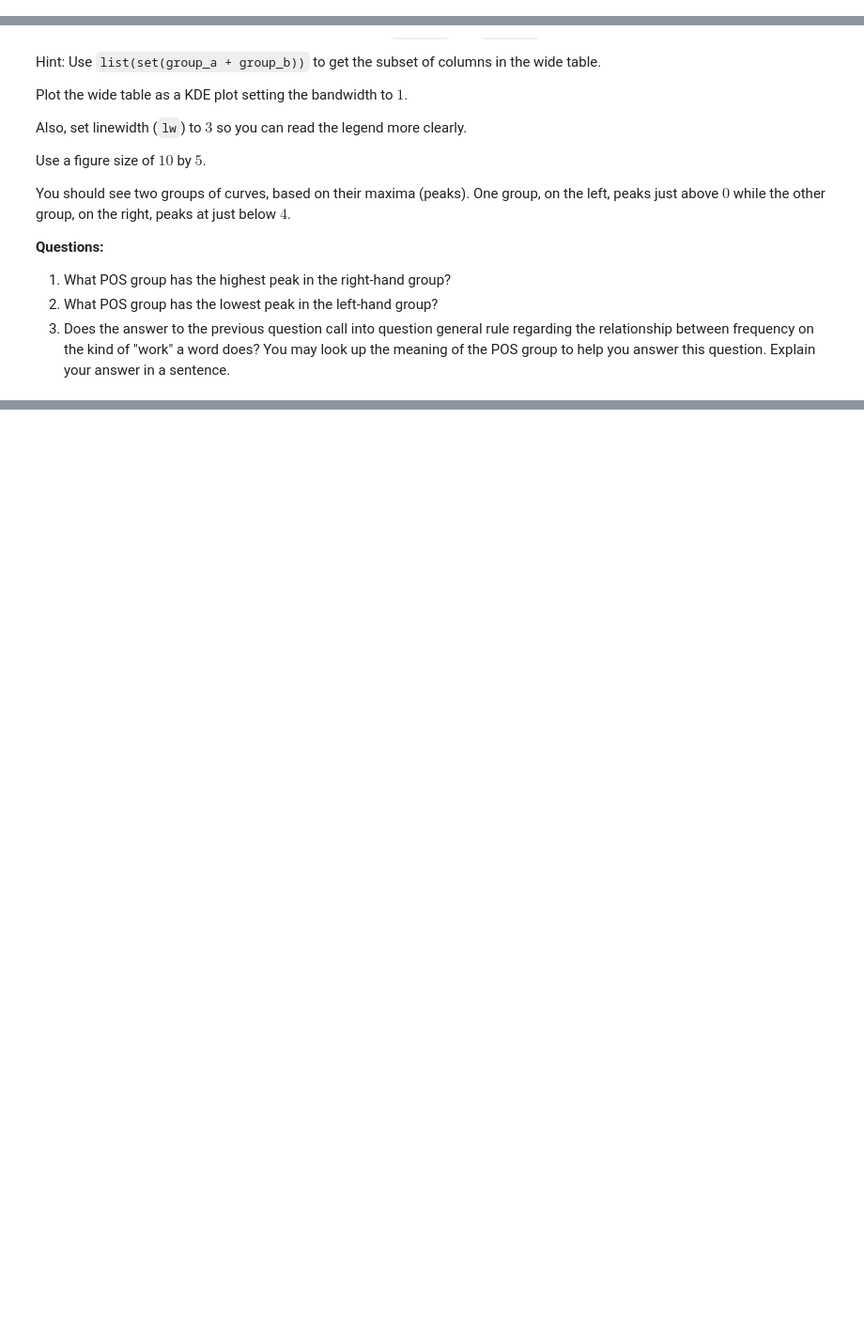
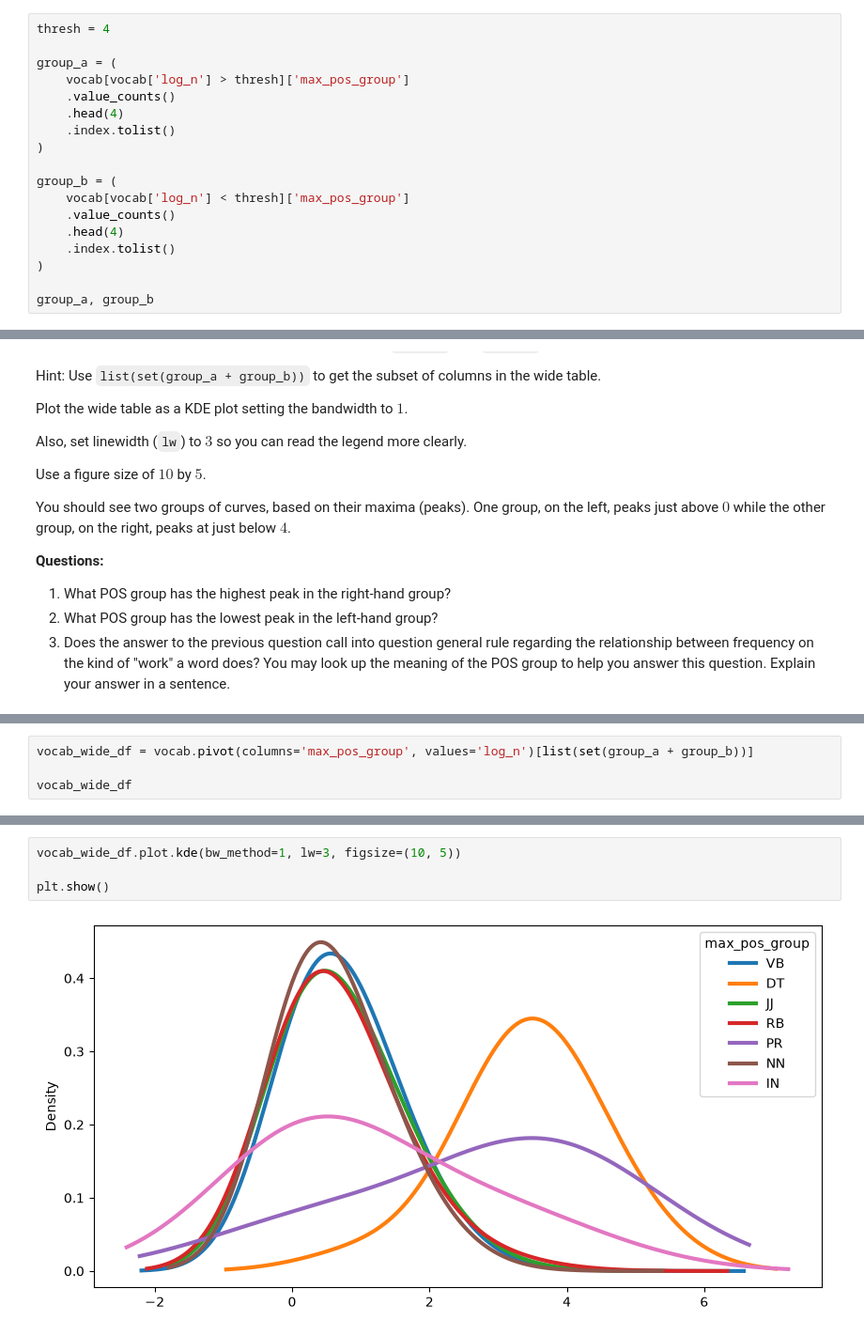
Before and after one commit to lindale36/ds2023, a Jupyter notebook: W05_Lab.ipynb, the cells around one changed output, grey strips where cells are left out. Shown at 94% size. Cells and saved outputs as stored; diff of their text form; blank space fills up the shorter version.

```diff
--- a/W05_Lab.ipynb
+++ b/W05_Lab.ipynb
@@ -160,3 +186,21 @@ Also get the top 4 POS groups for terms with values below that threshhold.
 Call the resulting list of these POS codes `group_b`.
 
 **Question:** Consulting the POS code defintions and notes above, characterize the difference between the two groups.
+# %%
+thresh = 4
+
+group_a = (
+    vocab[vocab['log_n'] > thresh]['max_pos_group']
+    .value_counts()
+    .head(4)
+    .index.tolist()
+)
+
+group_b = (
+    vocab[vocab['log_n'] < thresh]['max_pos_group']
+    .value_counts()
+    .head(4)
+    .index.tolist()
+)
+
+group_a, group_b
@@ -196,0 +265,4 @@ You should see two groups of curves, based on their maxima (peaks). One group, o
+# %%
+vocab_wide_df = vocab.pivot(columns='max_pos_group', values='log_n')[list(set(group_a + group_b))]
+
+vocab_wide_df
@@ -197,2 +283,8 @@ You should see two groups of curves, based on their maxima (peaks). One group, o
+# %%
+vocab_wide_df.plot.kde(bw_method=1, lw=3, figsize=(10, 5))
+
+plt.show()
+# %% [output]
+[figure, added]
 # %% [markdown]
 **Answers:**
```
Also changed, not shown: parts of 15 cells of this notebook.
